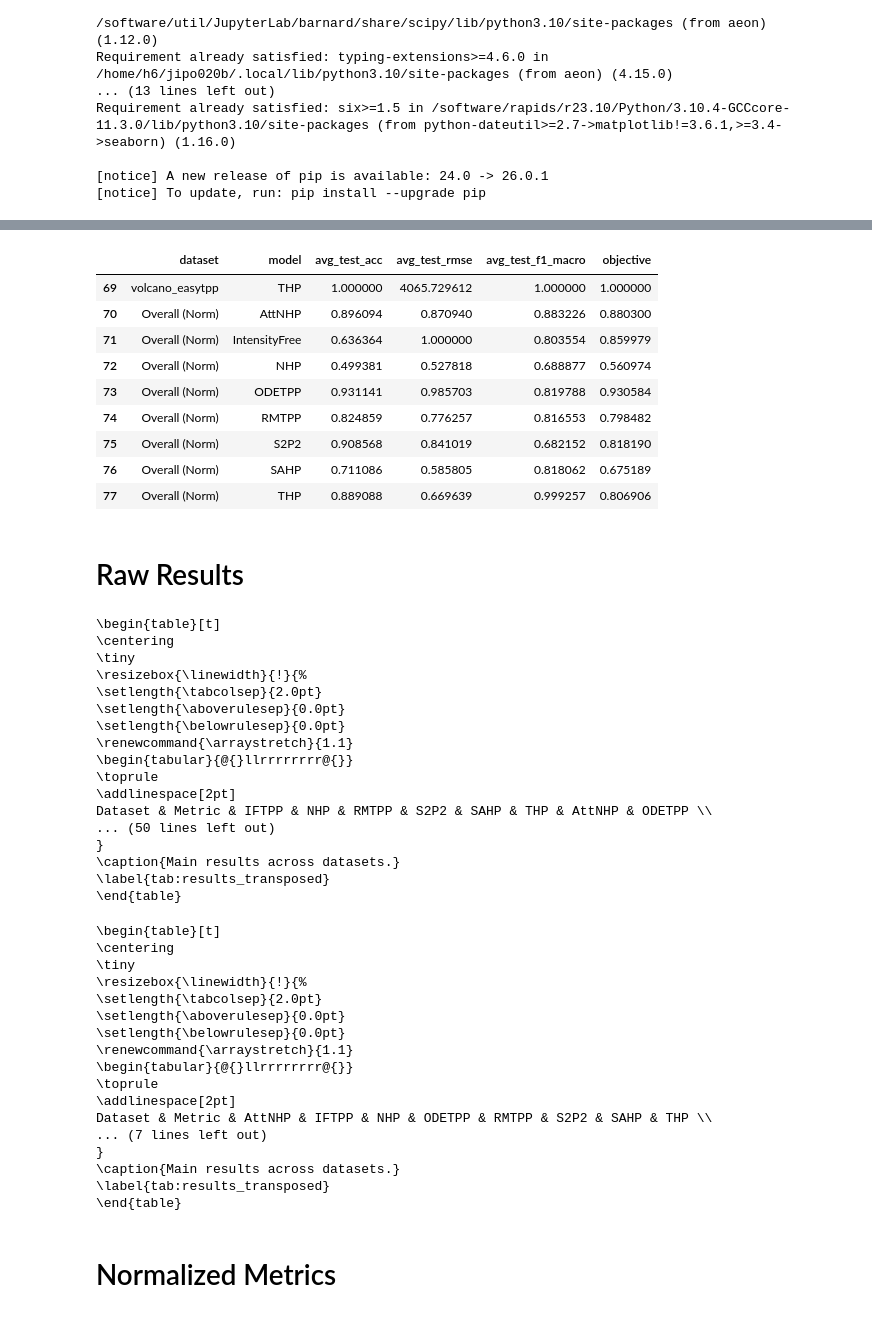
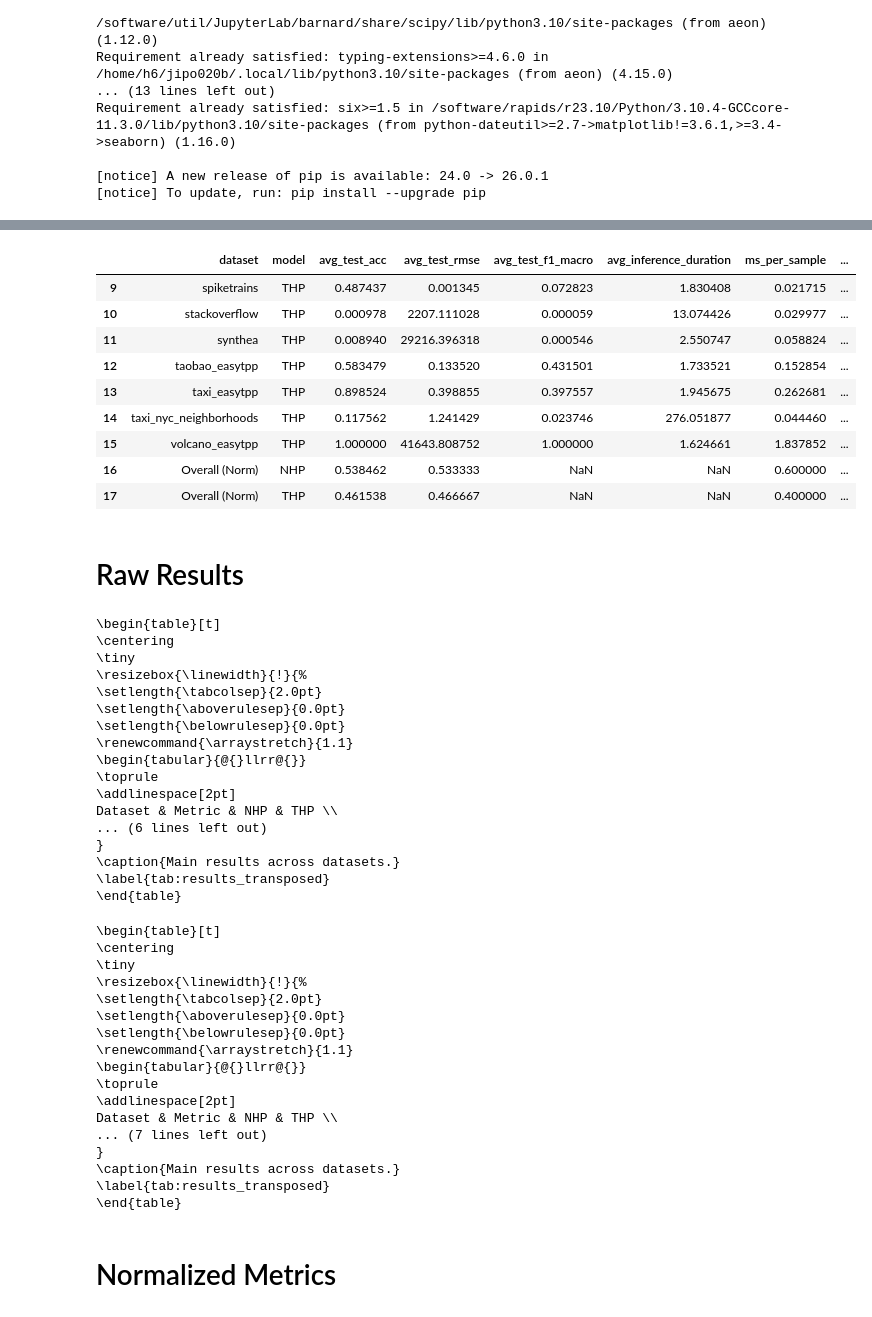
Before and after one commit to JP-SystemsX/MUSES_Eval, a Jupyter notebook: analysis/benchmark.ipynb, the cells around one changed output, grey strips where cells are left out. Cells and saved outputs as stored; diff of their text form; code cells hidden in the pictures.

```diff
--- a/analysis/benchmark.ipynb
+++ b/analysis/benchmark.ipynb
@@ -29,7 +29,7 @@ import pandas as pd
 import matplotlib.cm as cm
 import matplotlib.colors as mcolors
 # %%
-db_path = "../results_backup.db"
+db_path = "../results.db"
 
 conn = sqlite3.connect(db_path)
 df = pd.read_sql(f"""
@@ -38,12 +38,41 @@ SELECT
     model,
     AVG(test_acc)     AS avg_test_acc,
     AVG(test_rmse)    AS avg_test_rmse,
-    AVG(test_f1_macro) AS avg_test_f1_macro
+    AVG(test_f1_macro) AS avg_test_f1_macro,
+    AVG(inference_duration) AS avg_inference_duration
 FROM final_results
 GROUP BY dataset, model;
 
 """, conn)
 conn.close()
 
+# Convert compute to ms/event
+test_sizes = {
+    "synthea": 433624 // 10,
+    "crypto_transactions": 20832338 // 10,
+    "earthquake": 91584 // 10,
+    "volcano_easytpp": 8840 // 10,
+    "taxi_easytpp": 74078 // 10,
+    "taxi_nyc_neighborhoods": 62089613 // 10,
+    "stackoverflow": 4361540 // 10,
+    "retweet_easytpp": 2610102 // 10,
+    "memetrac": 28611897 // 10,
+    "wikipedia": 5920802 // 10,
+    "amazon_easytpp": 413420 // 10,
+    "taobao_easytpp": 113410 // 10,
+    "human_activity": 6449 // 10,
+    "mooc": 411749 // 10,
+    "spiketrains": 842941 // 10,
+    "911": 663522 // 10,
+    "hawkes_1": 613058 // 10,
+    "hawkes_dependent": 100829 // 10,
+}
+
+def to_ms_per_sample(row):
+    test_n = test_sizes[row["dataset"]]
+    return (row["avg_inference_duration"] * 1000) / test_n
+
+df["ms_per_sample"] = df.apply(to_ms_per_sample, axis=1)
+
 df
 # %% [output]
@@ -72,7 +105,8 @@ def compute_normalized_scores(df: pd.DataFrame) -> pd.DataFrame:
     metrics = {
         "avg_test_acc": "higher",
         "avg_test_rmse": "lower",
-        "avg_test_f1_macro": "higher",
+        # "avg_test_f1_macro": "higher",
+        "ms_per_sample": "lower"
     }
 
     results = []
@@ -130,44 +164,44 @@ def compute_normalized_scores(df: pd.DataFrame) -> pd.DataFrame:
 
     # fill missing evaluations with worst possible normalized value = 1
     # but only for metrics that are valid for that dataset
     for dataset, valid_metrics in valid_metrics_by_dataset.items():
         mask = norm_df["dataset"] == dataset
         for metric in valid_metrics:
             norm_df.loc[mask, metric] = norm_df.loc[mask, metric].fillna(1.0)
 
     # average across datasets per model
     overall = (
         norm_df
         .groupby("model", as_index=False)
         .mean(numeric_only=True)
     )
     overall["dataset"] = "Overall (Norm)"
 
     # align columns to original df
     cols = df.columns
     for col in cols:
         if col not in overall.columns:
             overall[col] = np.nan
     overall = overall[cols]
 
     return pd.concat([df, overall], ignore_index=True)
 
 df_ = compute_normalized_scores(df)
-df_["objective"] = (df_["avg_test_acc"] + df_["avg_test_f1_macro"] + 2 * df_["avg_test_rmse"]) / 4
+df_["objective"] = (df_["avg_test_acc"] - 0.2 * df_["avg_test_rmse"]) / 1.2
 df_.loc[df_["dataset"] != "Overall (Norm)", "objective"] = 1
 df = df_
 df.tail(9)
 # %% [output]
-|  | dataset | model | avg_test_acc | avg_test_rmse | avg_test_f1_macro | objective |
-| 69 | volcano_easytpp | THP | 1.000000 | 4065.729612 | 1.000000 | 1.000000 |
-| 70 | Overall (Norm) | AttNHP | 0.896094 | 0.870940 | 0.883226 | 0.880300 |
-| 71 | Overall (Norm) | IntensityFree | 0.636364 | 1.000000 | 0.803554 | 0.859979 |
-| 72 | Overall (Norm) | NHP | 0.499381 | 0.527818 | 0.688877 | 0.560974 |
-| 73 | Overall (Norm) | ODETPP | 0.931141 | 0.985703 | 0.819788 | 0.930584 |
-| 74 | Overall (Norm) | RMTPP | 0.824859 | 0.776257 | 0.816553 | 0.798482 |
-| 75 | Overall (Norm) | S2P2 | 0.908568 | 0.841019 | 0.682152 | 0.818190 |
-| 76 | Overall (Norm) | SAHP | 0.711086 | 0.585805 | 0.818062 | 0.675189 |
-| 77 | Overall (Norm) | THP | 0.889088 | 0.669639 | 0.999257 | 0.806906 |
+|  | dataset | model | avg_test_acc | avg_test_rmse | avg_test_f1_macro | avg_inference_duration | ms_per_sample | ... |
+| 9 | spiketrains | THP | 0.487437 | 0.001345 | 0.072823 | 1.830408 | 0.021715 | ... |
+| 10 | stackoverflow | THP | 0.000978 | 2207.111028 | 0.000059 | 13.074426 | 0.029977 | ... |
+| 11 | synthea | THP | 0.008940 | 29216.396318 | 0.000546 | 2.550747 | 0.058824 | ... |
+| 12 | taobao_easytpp | THP | 0.583479 | 0.133520 | 0.431501 | 1.733521 | 0.152854 | ... |
+| 13 | taxi_easytpp | THP | 0.898524 | 0.398855 | 0.397557 | 1.945675 | 0.262681 | ... |
+| 14 | taxi_nyc_neighborhoods | THP | 0.117562 | 1.241429 | 0.023746 | 276.051877 | 0.044460 | ... |
+| 15 | volcano_easytpp | THP | 1.000000 | 41643.808752 | 1.000000 | 1.624661 | 1.837852 | ... |
+| 16 | Overall (Norm) | NHP | 0.538462 | 0.533333 | NaN | NaN | 0.600000 | ... |
+| 17 | Overall (Norm) | THP | 0.461538 | 0.466667 | NaN | NaN | 0.400000 | ... |
 # %%
 dataset_names = {
     "911": "911",
@@ -508,11 +542,11 @@ print(latex)
 \setlength{\aboverulesep}{0.0pt}
 \setlength{\belowrulesep}{0.0pt}
 \renewcommand{\arraystretch}{1.1}
-\begin{tabular}{@{}llrrrrrrrr@{}}
+\begin{tabular}{@{}llrr@{}}
 \toprule
 \addlinespace[2pt]
-Dataset & Metric & IFTPP & NHP & RMTPP & S2P2 & SAHP & THP & AttNHP & ODETPP \\
-... (50 lines left out)
+Dataset & Metric & NHP & THP \\
+... (6 lines left out)
 }
 \caption{Main results across datasets.}
 \label{tab:results_transposed}
@@ -541,10 +575,10 @@ print(latex)
 \setlength{\aboverulesep}{0.0pt}
 \setlength{\belowrulesep}{0.0pt}
 \renewcommand{\arraystretch}{1.1}
-\begin{tabular}{@{}llrrrrrrrr@{}}
+\begin{tabular}{@{}llrr@{}}
 \toprule
 \addlinespace[2pt]
-Dataset & Metric & AttNHP & IFTPP & NHP & ODETPP & RMTPP & S2P2 & SAHP & THP \\
+Dataset & Metric & NHP & THP \\
 ... (7 lines left out)
 }
 \caption{Main results across datasets.}
```
Also changed, not shown: parts of 4 cells of this notebook, 3 other files.
